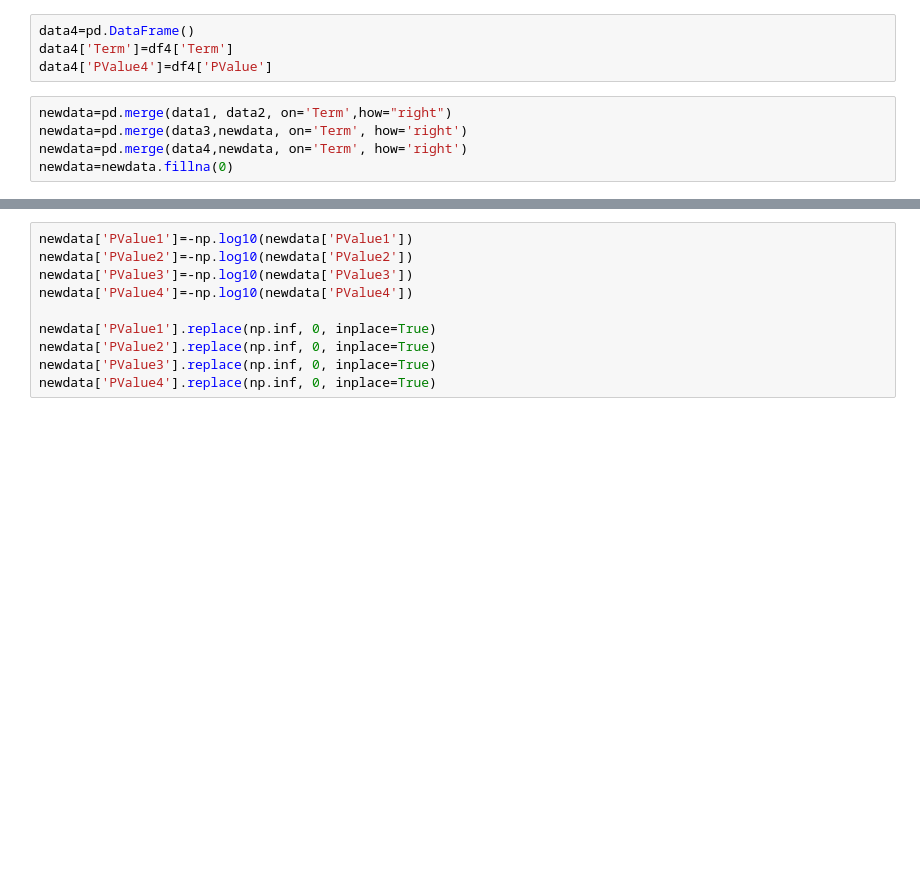
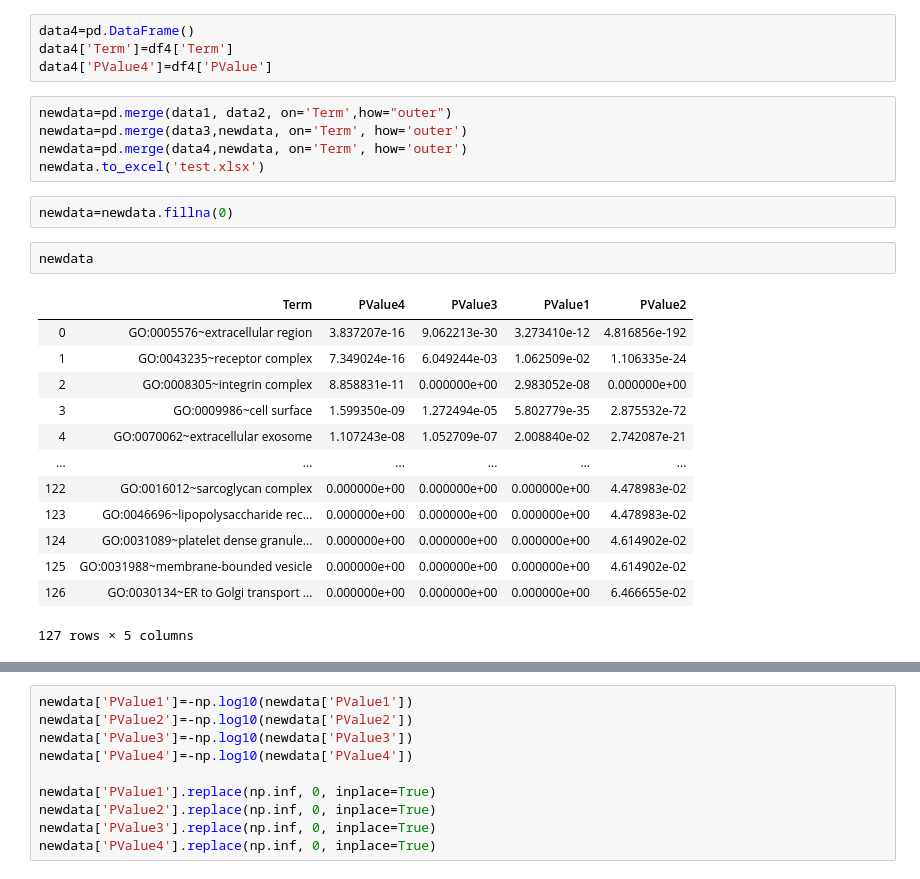
Before and after one commit to aamritpa/Bioinformatics, a Jupyter notebook: datacollectedfromDavid/David Cluster and PValue Analysis of Sulfide Score/dataAnalysisClustersScores.ipynb, the cells around one changed output, grey strips where cells are left out. Cells and saved outputs as stored; diff of their text form; blank space fills up the shorter version.

```diff
--- a/datacollectedfromDavid/David Cluster and PValue Analysis of Sulfide Score/dataAnalysisClustersScores.ipynb
+++ b/datacollectedfromDavid/David Cluster and PValue Analysis of Sulfide Score/dataAnalysisClustersScores.ipynb
@@ -31,10 +31,28 @@ data4=pd.DataFrame()
 data4['Term']=df4['Term']
 data4['PValue4']=df4['PValue']
 # %%
-newdata=pd.merge(data1, data2, on='Term',how="right")
-newdata=pd.merge(data3,newdata, on='Term', how='right')
-newdata=pd.merge(data4,newdata, on='Term', how='right')
-newdata=newdata.fillna(0)
+newdata=pd.merge(data1, data2, on='Term',how="outer")
+newdata=pd.merge(data3,newdata, on='Term', how='outer')
+newdata=pd.merge(data4,newdata, on='Term', how='outer')
+newdata.to_excel('test.xlsx')
+# %%
+newdata=newdata.fillna(0)
+# %%
+newdata
+# %% [output]
+|  | Term | PValue4 | PValue3 | PValue1 | PValue2 |
+| 0 | GO:0005576~extracellular region | 3.837207e-16 | 9.062213e-30 | 3.273410e-12 | 4.816856e-192 |
+| 1 | GO:0043235~receptor complex | 7.349024e-16 | 6.049244e-03 | 1.062509e-02 | 1.106335e-24 |
+| 2 | GO:0008305~integrin complex | 8.858831e-11 | 0.000000e+00 | 2.983052e-08 | 0.000000e+00 |
+| 3 | GO:0009986~cell surface | 1.599350e-09 | 1.272494e-05 | 5.802779e-35 | 2.875532e-72 |
+| 4 | GO:0070062~extracellular exosome | 1.107243e-08 | 1.052709e-07 | 2.008840e-02 | 2.742087e-21 |
+| ... | ... | ... | ... | ... | ... |
+| 122 | GO:0016012~sarcoglycan complex | 0.000000e+00 | 0.000000e+00 | 0.000000e+00 | 4.478983e-02 |
+| 123 | GO:0046696~lipopolysaccharide rec... | 0.000000e+00 | 0.000000e+00 | 0.000000e+00 | 4.478983e-02 |
+| 124 | GO:0031089~platelet dense granule... | 0.000000e+00 | 0.000000e+00 | 0.000000e+00 | 4.614902e-02 |
+| 125 | GO:0031988~membrane-bounded vesicle | 0.000000e+00 | 0.000000e+00 | 0.000000e+00 | 4.614902e-02 |
+| 126 | GO:0030134~ER to Golgi transport ... | 0.000000e+00 | 0.000000e+00 | 0.000000e+00 | 6.466655e-02 |
+127 rows × 5 columns
 # %%
 newdata.to_excel('AllClusterScores(AcutalValue).xlsx')
 plt.figure(figsize=(25,25))
```
Also changed, not shown: parts of 2 cells of this notebook, 27 other files.
